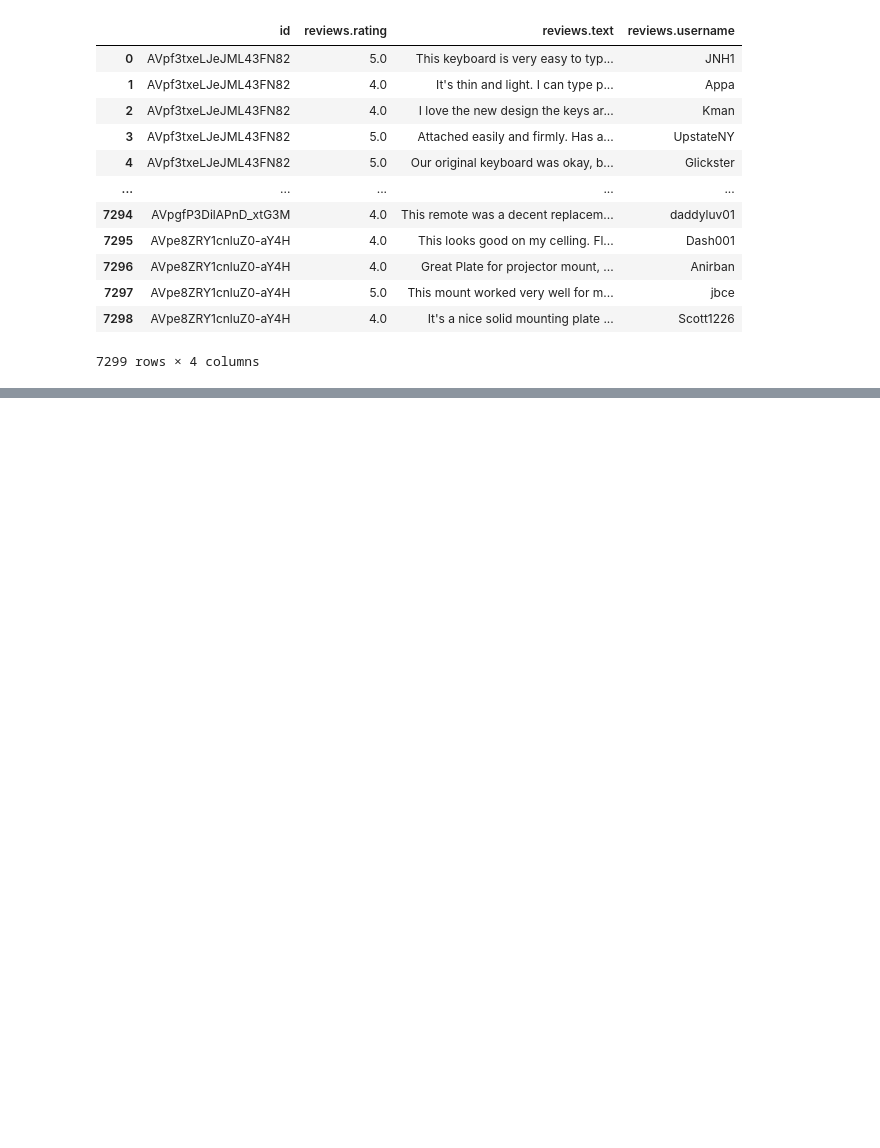
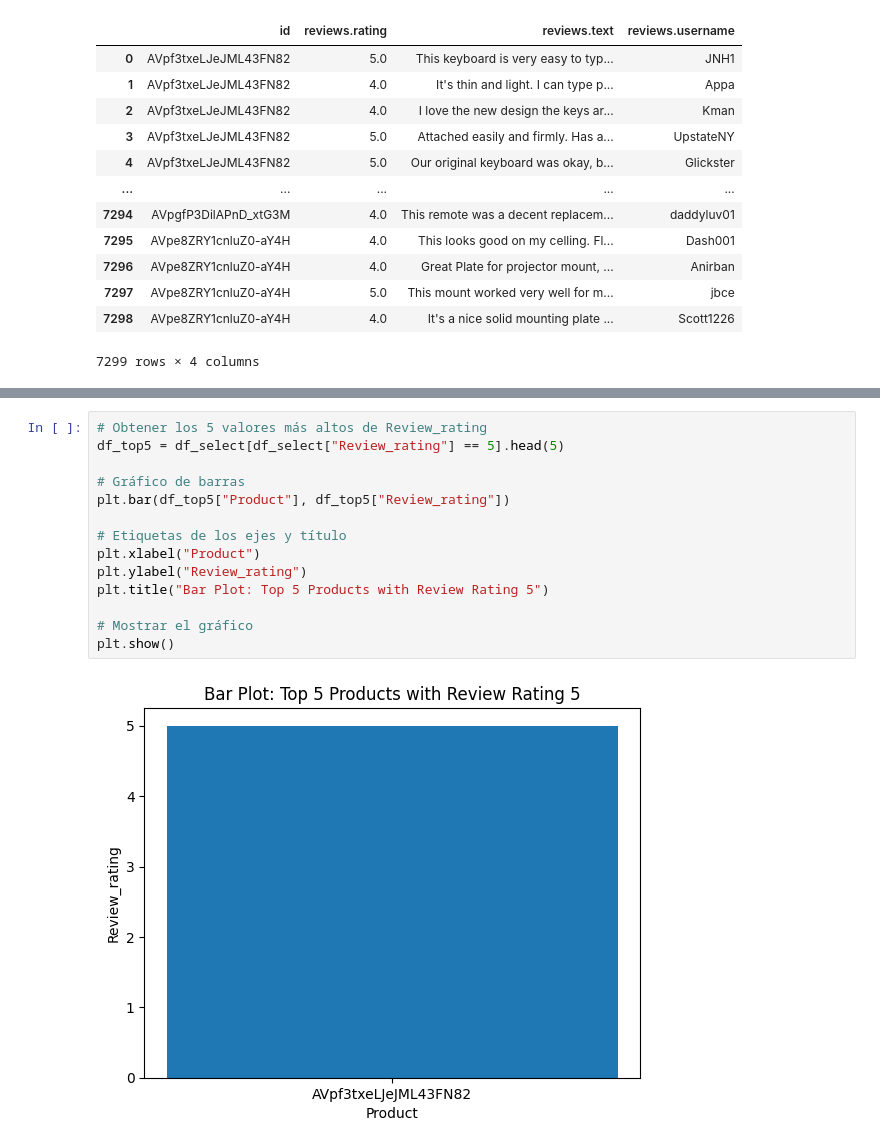
Before and after one commit to gina13mnsr/AmazonElectronics, a Jupyter notebook: Amazon_electronics.ipynb, the cells around one changed output, grey strips where cells are left out. Cells and saved outputs as stored; diff of their text form; blank space fills up the shorter version.

```diff
--- a/Amazon_electronics.ipynb
+++ b/Amazon_electronics.ipynb
@@ -127,0 +209,16 @@ memory usage: 1.5+ KB
+# %%
+# Obtener los 5 valores más altos de Review_rating
+df_top5 = df_select[df_select["Review_rating"] == 5].head(5)
+
+# Gráfico de barras
+plt.bar(df_top5["Product"], df_top5["Review_rating"])
+
+# Etiquetas de los ejes y título
+plt.xlabel("Product")
+plt.ylabel("Review_rating")
+plt.title("Bar Plot: Top 5 Products with Review Rating 5")
+
+# Mostrar el gráfico
+plt.show()
+# %% [output]
+[figure, added]
```
Also changed, not shown: parts of 14 cells of this notebook.
